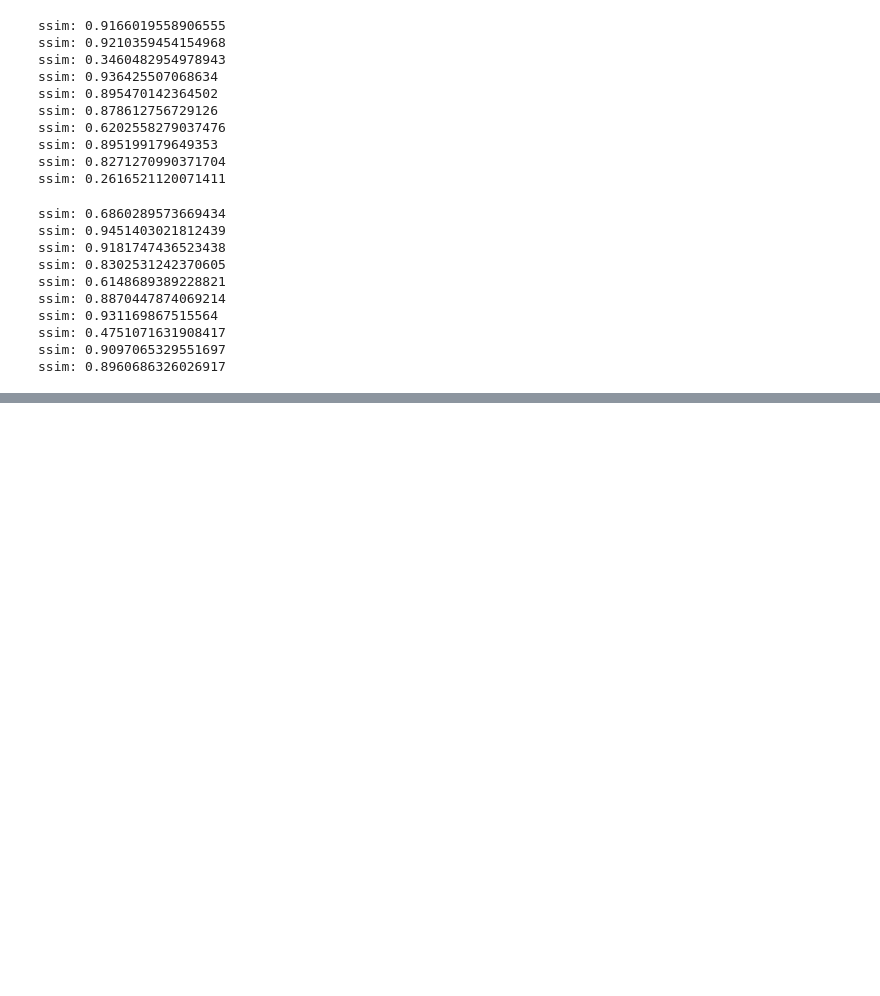
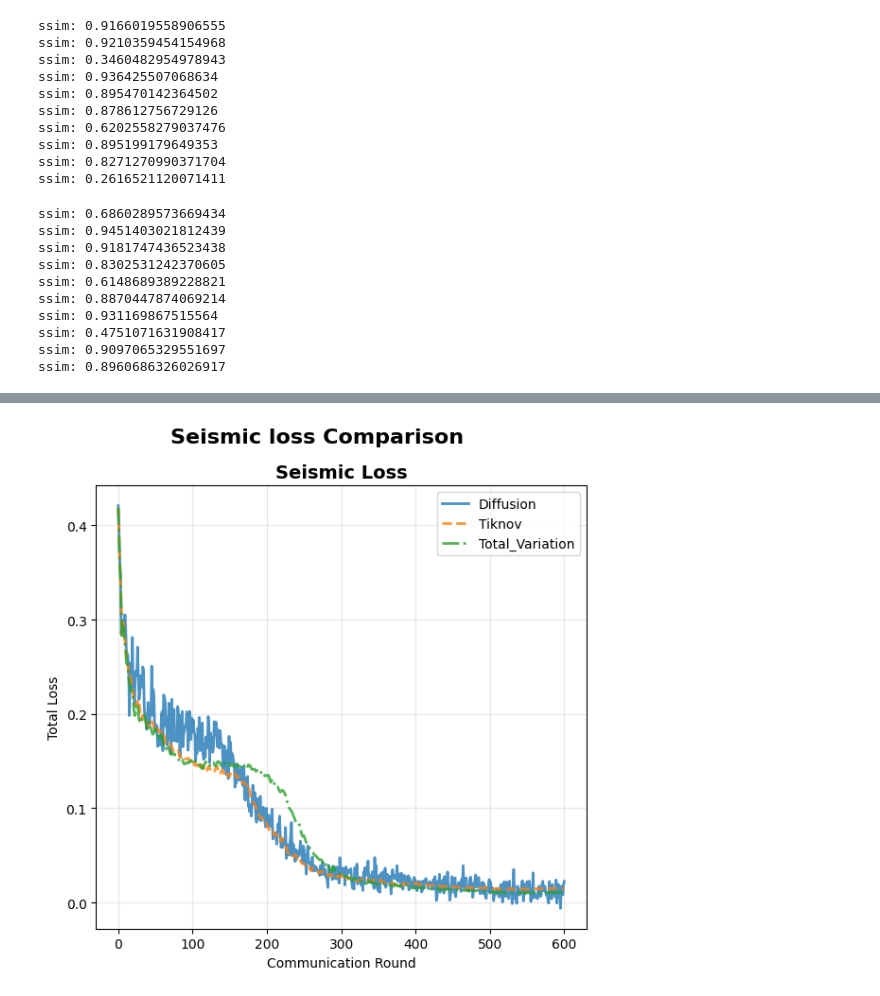
Before and after one commit to SimingShan/red-diffeq-fl, a Jupyter notebook: examine_result.ipynb, the cells around one changed output, grey strips where cells are left out. Drawn from its saved outputs; the diff is of its cells as text; code cells hidden in the pictures; blank space fills up the shorter version.

```diff
--- a/examine_result.ipynb
+++ b/examine_result.ipynb
@@ -50,0 +494,82 @@ with open(time_result_2A, "rb") as f:
+# %%
+# Create line plots for losses from losses_centralized (first sample of experiment 2A)
+# NOTE: losses_centralized contains TOTAL LOSS = seismic_loss + 0.75 * diffusion_loss (not pure seismic loss)
+fig, ax = plt.subplots(1, 1, figsize=(6, 6))
+fig.suptitle('Seismic loss Comparison', fontsize=16, fontweight='bold')
+
+# Colors for each method
+method_colors = {
+    'Diffusion': '#1f77b4',
+    'Tiknov': '#ff7f0e',
+    'Total_Variation': '#2ca02c'
+}
+
+# Line styles for variety
+method_styles = {
+    'Diffusion': '-',
+    'Tiknov': '--',
+    'Total_Variation': '-.'
+}
+
+# Dictionary to store first sample seismic loss results for 2A
+first_sample_losses = {}
+
+# Load the first sample seismic loss from losses_centralized for each method in experiment 2A
+exp = '2A'
+print("Loading first sample seismic loss data for each method in experiment 2A:")
+for method in methods:
+    result_files = glob.glob(f"hpc_result/FedAvgM_{method}_{exp}_*/aggregated_results.pkl")
+    print(f"\nMethod: {method}")
+    print(f"  Pattern: hpc_result/FedAvgM_{method}_{exp}_*/aggregated_results.pkl")
+    print(f"  Files found: {result_files}")
+
+    if result_files:
+        result_file = result_files[0]
+        print(f"  Loading: {result_file}")
+
+        with open(result_file, "rb") as f:
+            result = pickle.load(f)
+
+        # Get the first individual run (first sample)
+        first_run = result['individual_runs'][1]['history']
+
+        loss_values = [value for _, value in first_run.losses_centralized]
+        print(first_run.metrics_centralized.keys())
+        print(first_run.losses_distributed)
+        first_sample_losses[method] = loss_values
+        print(loss_values[-1])
+        print(f"  seismic_loss: {len(loss_values)} values loaded")
+
+
+print(f"\nMethods successfully loaded for seismic loss: {list(first_sample_losses.keys())}")
+
+# Plot seismic loss for each method
+for method in methods:
+    if method in first_sample_losses:
+        values = first_sample_losses[method]
+        rounds = list(range(len(values)))
+
+        ax.plot(rounds, values,
+               color=method_colors[method],
+               linestyle=method_styles[method],
+               linewidth=2,
+               label=method,
+               marker='o' if len(rounds) <= 50 else None,
+               markersize=3,
+               alpha=0.8)
+
+# Customize the plot
+ax.set_title('Seismic Loss', fontweight='bold', fontsize=14)
+ax.set_xlabel('Communication Round')
+ax.set_ylabel('Total Loss')
+ax.grid(True, alpha=0.3)
+ax.legend()
+
+# Format axes
+ax.tick_params(axis='both', which='major', labelsize=10)
+
+# Adjust layout
+plt.tight_layout()
+plt.savefig('Total_loss_2A_first_sample.png')
+plt.show()
+# %% [output]
@@ -50,0 +593 @@ with open(time_result_2A, "rb") as f:
+[figure, added]
```
Also changed, not shown: parts of 21 cells of this notebook, 24 other files.
